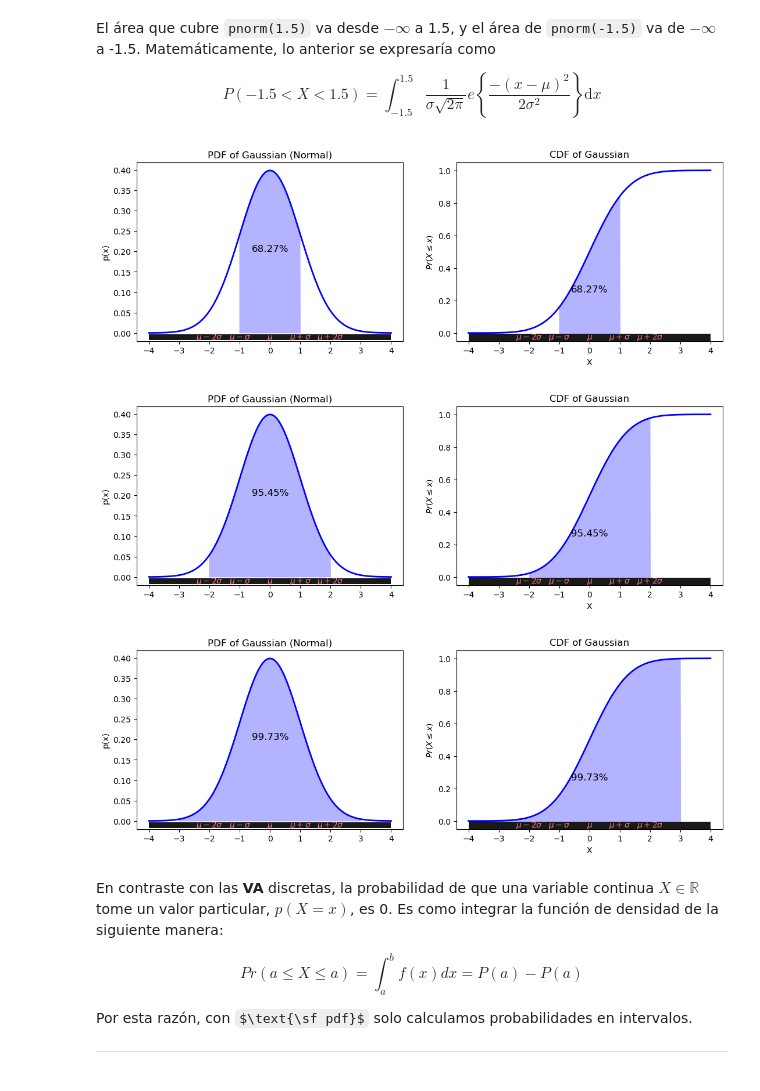
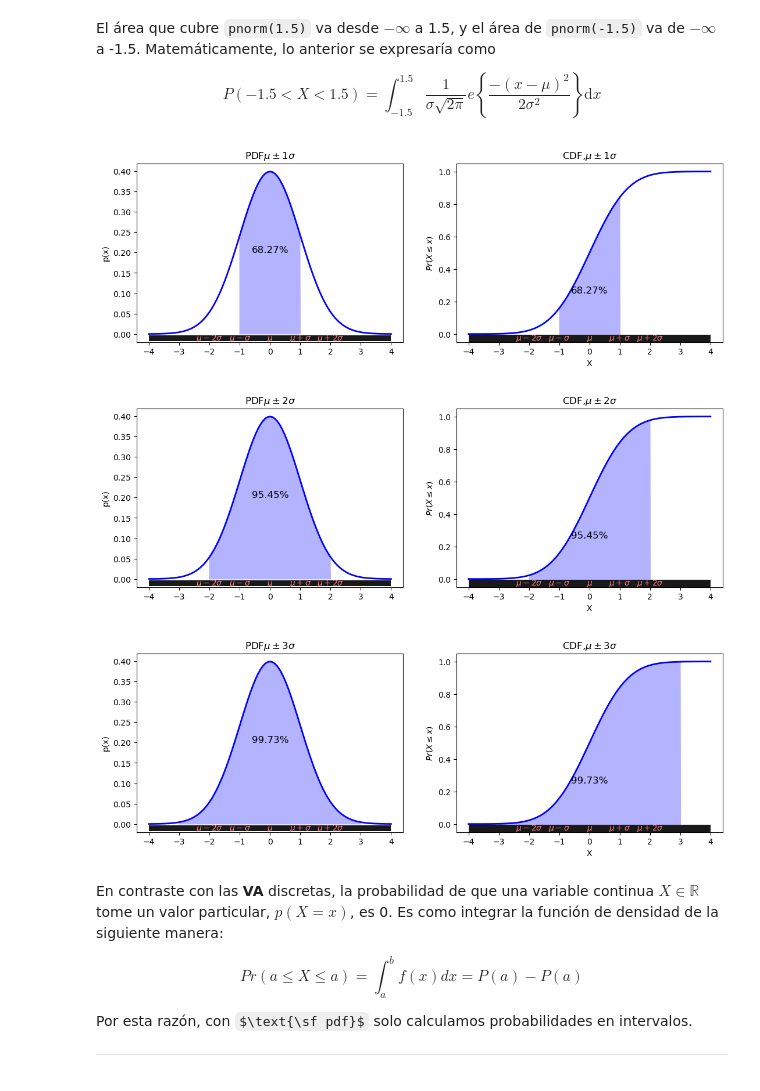
Before and after one commit to jealcalat/AEM-ITESO, a Jupyter notebook: tema_2/2.1_funciones_distribucion_densidad.ipynb, the cells around one changed output. Cells and saved outputs as stored; diff of their text form; code cells hidden in the pictures; some formulas as TeX source.

```diff
--- a/tema_2/2.1_funciones_distribucion_densidad.ipynb
+++ b/tema_2/2.1_funciones_distribucion_densidad.ipynb
@@ -586,7 +586,7 @@ import matplotlib.pyplot as plt
 from scipy.stats import norm
 from matplotlib.patches import Rectangle
 
-def plot_normal_distribution(mean=0, std_dev=1, lower_limit=-1, upper_limit=1):
+def plot_normal_distribution(mean=0, std_dev=1, lower_limit=-1, upper_limit=1, c=1):
     # Setting up plot dimensions
     fig, axes = plt.subplots(1, 2, figsize=(13, 4))
 
@@ -595,7 +595,7 @@ def plot_normal_distribution(mean=0, std_dev=1, lower_limit=-1, upper_limit=1):
     y = norm.pdf(x, mean, std_dev)
 
     axes[0].plot(x, y, color='blue', linewidth=2)
-    axes[0].set_title('PDF of Gaussian (Normal)')
+    axes[0].set_title('PDF' + f'$ \mu \pm {c}\sigma $')
     axes[0].set_ylabel('p(x)')
 
     sx = np.concatenate([[lower_limit], np.arange(lower_limit, upper_limit, 0.01), [upper_limit]])
@@ -631,7 +631,7 @@ def plot_normal_distribution(mean=0, std_dev=1, lower_limit=-1, upper_limit=1):
     # CDF of Gaussian
     y_cdf = norm.cdf(x, mean, std_dev)
     axes[1].plot(x, y_cdf, color='blue', linewidth=2)
-    axes[1].set_title('CDF of Gaussian')
+    axes[1].set_title('CDF,' + f'$ \mu \pm {c}\sigma $')
     axes[1].set_xlabel('X')
     axes[1].set_ylabel(r"$Pr(X \leq x)$")
 
@@ -641,37 +641,37 @@ def plot_normal_distribution(mean=0, std_dev=1, lower_limit=-1, upper_limit=1):
                  (norm.cdf(lower_limit, mean, std_dev) + norm.cdf(upper_limit, mean, std_dev)) / 4,
                  f"{percentage:.2f}%", fontsize=12, ha='center')
     annotation_y_offset_data_coords = annotation_y_offset_points / axes[1].figure.bbox.height * (axes[1].get_ylim()[1] - axes[1].get_ylim()[0])
     annotation_y_data_coords = y_cdf.min() + annotation_y_offset_data_coords
 
     # Create a single gray rectangle at the y-coordinate of the annotation
     rect_height = 0.05  # Height of the rectangle
 
     rect = Rectangle((x.min(), annotation_y_data_coords - rect_height / 1.4),
                     x.max() - x.min(), rect_height,
                     linewidth=1, edgecolor='none',
                     facecolor='black', alpha=0.9)
     axes[1].add_patch(rect)
 
     # Annotate points on top of the gray rectangle
     for point, label in zip(annotation_points, annotation_labels):
         axes[1].annotate(label, xy=(point, annotation_y_data_coords),
                         xycoords='data',
                         color='#FF8080',
                         textcoords='offset points',
                         xytext=(0, annotation_y_offset_points+3), ha='center')
     plt.show()
 
 # Example usage
 mu = 0
 sigma = 1
 const = [1, 2, 3]
 
 for c in const:
-    plot_normal_distribution(mean=mu, std_dev=sigma, lower_limit=mu-c*sigma, upper_limit=mu+c*sigma)
+    plot_normal_distribution(mean=mu, std_dev=sigma, lower_limit=mu-c*sigma, upper_limit=mu+c*sigma, c=c)
 # %% [output]
-[figure, old version]
+[figure, new version]
-[figure, old version]
+[figure, new version]
-[figure, old version]
+[figure, new version]
 # %% [markdown]
 En contraste con las **VA** discretas, la probabilidad de que una variable continua $X\in \mathbb{R}$ tome un valor particular, $p(X = x)$, es 0. Es como integrar la función de densidad de la siguiente manera:
 
```
